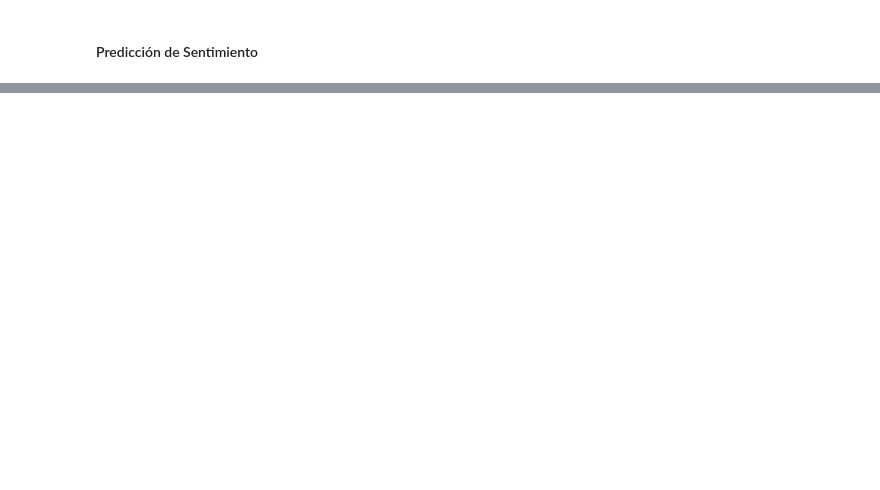
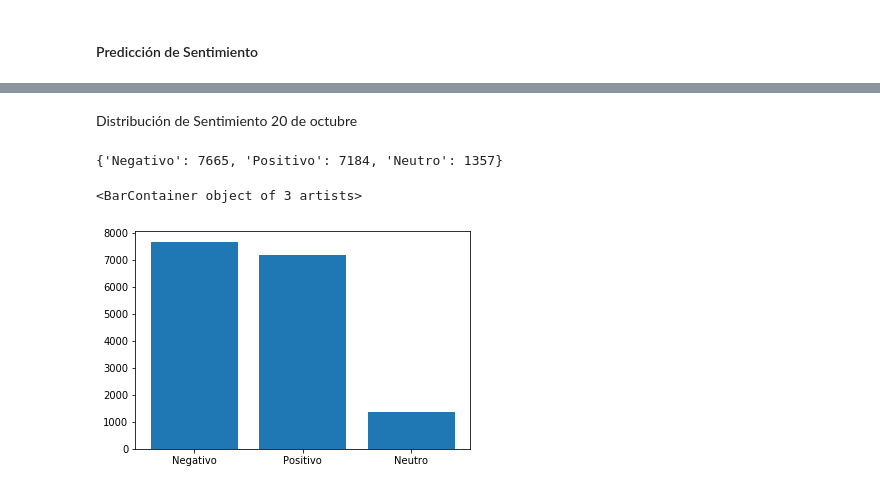
Before and after one commit to jpcastillog/Proyecto-INF-335, a Jupyter notebook: Proyecto_Busqueda_Web.ipynb, the cells around one changed output, grey strips where cells are left out. Cells and saved outputs as stored; diff of their text form; code cells hidden in the pictures; blank space fills up the shorter version.

```diff
--- a/Proyecto_Busqueda_Web.ipynb
+++ b/Proyecto_Busqueda_Web.ipynb
@@ -422,0 +467,17 @@ np.save('feature_matrix_to_predict.npy', feature_matrix_to_predict)
+# %% [markdown]
+Distribución de Sentimiento 20 de octubre
+# %%
+sentiment = df['2019-10-20':'2019-10-20']['sentiment']
+sentiment = sentiment.tolist()
+freq = {}
+for item in sentiment:
+    if (item in freq):
+        freq[item] += 1
+    else:
+        freq[item] = 1
+print(freq)
+plt.bar(freq.keys(), freq.values())
+# %% [output]
+{'Negativo': 7665, 'Positivo': 7184, 'Neutro': 1357}
+<BarContainer object of 3 artists>
+[figure, added]
```
Also changed, not shown: parts of 20 cells of this notebook.
